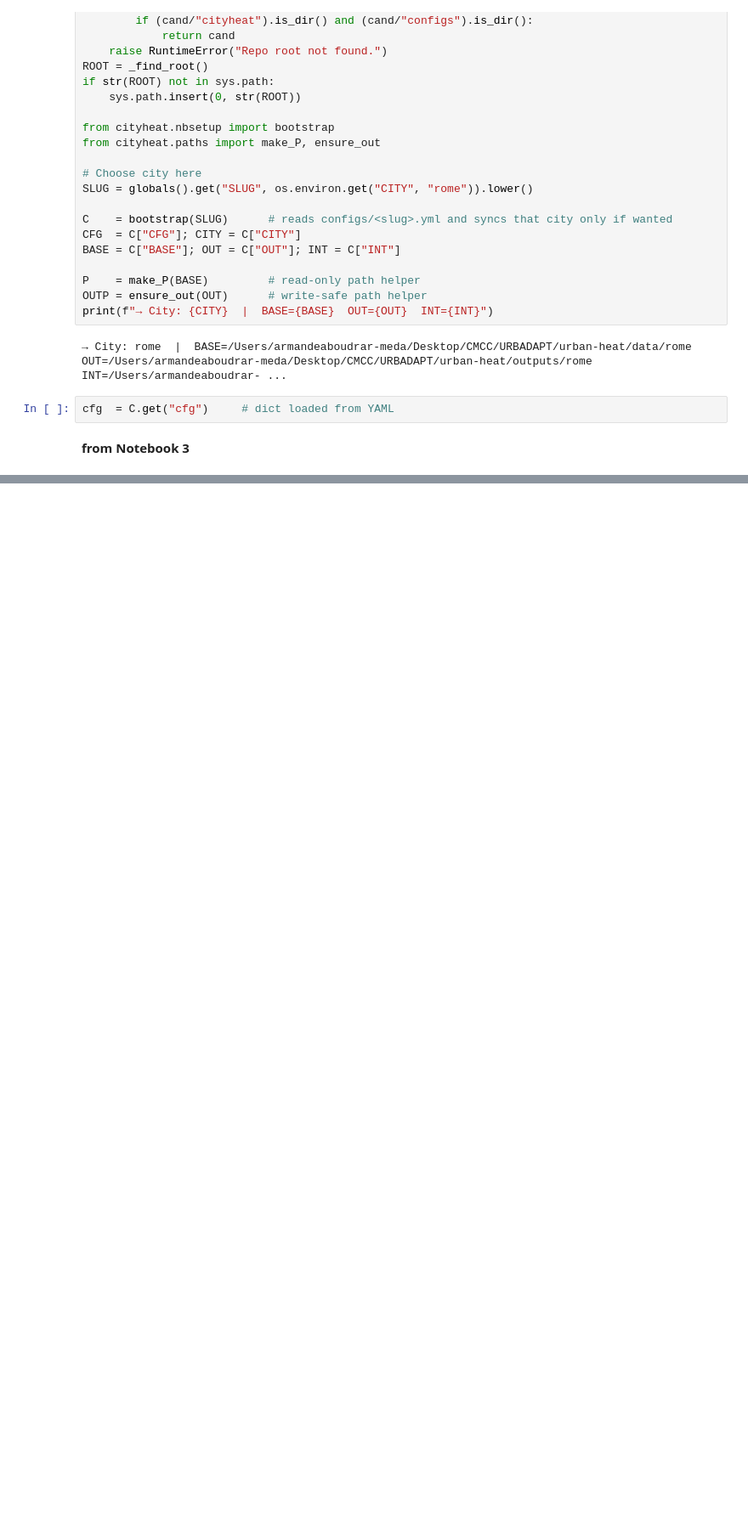
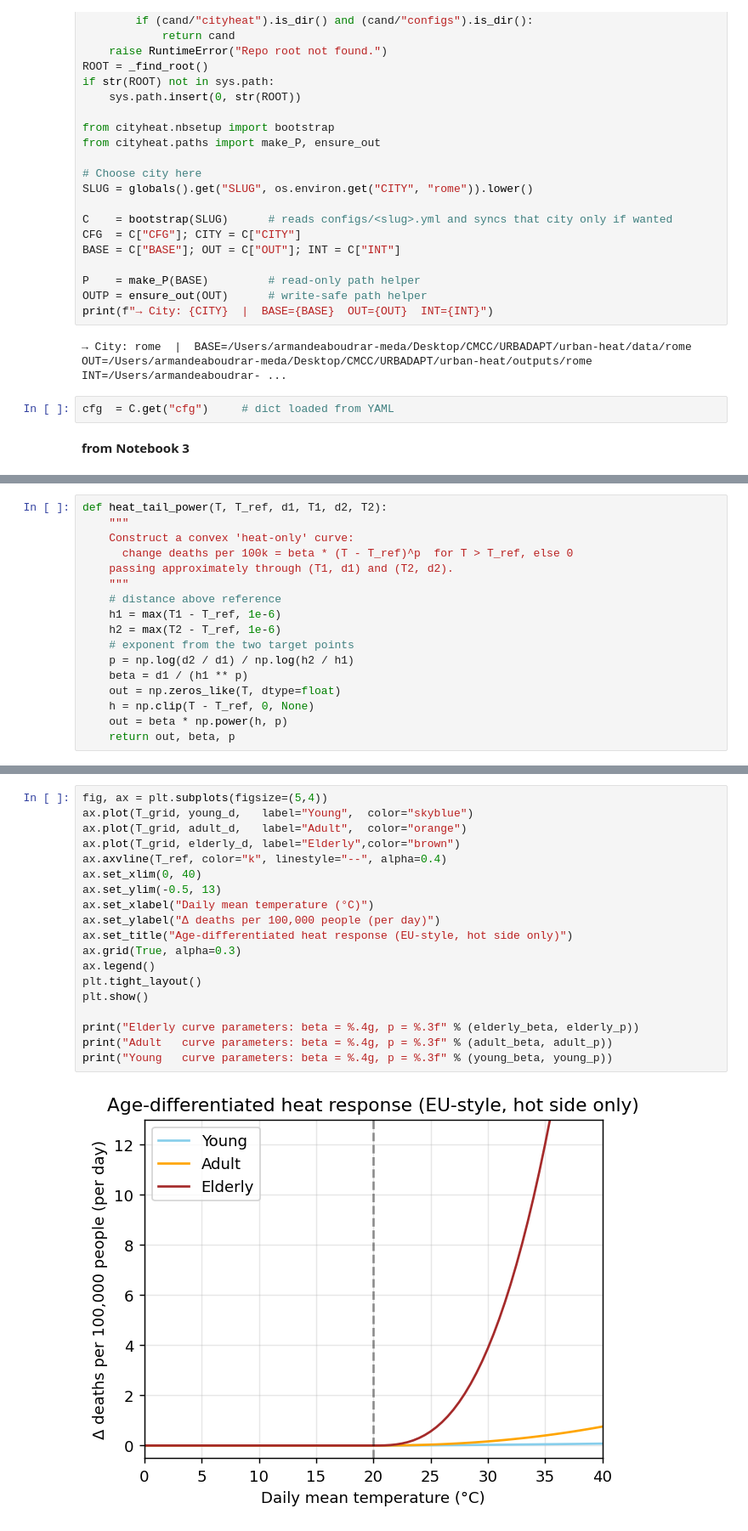
Before and after one commit to URBADAPT/URBADAPT-HEAT, a Jupyter notebook: urban-heat/notebooks/city_agnostic/sensitivity/Rome/04_impact_functions_drive_generic_sensitivity_rome.ipynb, the cells around one changed output, grey strips where cells are left out. Shown at 85% size. Saved outputs shown, nothing was run; the diff lists cells and outputs as text; blank space fills up the shorter version.

```diff
--- a/urban-heat/notebooks/city_agnostic/sensitivity/Rome/04_impact_functions_drive_generic_sensitivity_rome.ipynb
+++ b/urban-heat/notebooks/city_agnostic/sensitivity/Rome/04_impact_functions_drive_generic_sensitivity_rome.ipynb
@@ -320,0 +160,17 @@ Wrote /Users/armandeaboudrar-meda/Desktop/CMCC/URBADAPT/urban-heat/outputs/rome/
+# %%
+def heat_tail_power(T, T_ref, d1, T1, d2, T2):
+    """
+    Construct a convex 'heat-only' curve:
+      change deaths per 100k = beta * (T - T_ref)^p  for T > T_ref, else 0
+    passing approximately through (T1, d1) and (T2, d2).
+    """
+    # distance above reference
+    h1 = max(T1 - T_ref, 1e-6)
+    h2 = max(T2 - T_ref, 1e-6)
+    # exponent from the two target points
+    p = np.log(d2 / d1) / np.log(h2 / h1)
+    beta = d1 / (h1 ** p)
+    out = np.zeros_like(T, dtype=float)
+    h = np.clip(T - T_ref, 0, None)
+    out = beta * np.power(h, p)
+    return out, beta, p
@@ -320,0 +217,21 @@ Wrote /Users/armandeaboudrar-meda/Desktop/CMCC/URBADAPT/urban-heat/outputs/rome/
+# %%
+fig, ax = plt.subplots(figsize=(5,4))
+ax.plot(T_grid, young_d,   label="Young",  color="skyblue")
+ax.plot(T_grid, adult_d,   label="Adult",  color="orange")
+ax.plot(T_grid, elderly_d, label="Elderly",color="brown")
+ax.axvline(T_ref, color="k", linestyle="--", alpha=0.4)
+ax.set_xlim(0, 40)
+ax.set_ylim(-0.5, 13)
+ax.set_xlabel("Daily mean temperature (°C)")
+ax.set_ylabel("Δ deaths per 100,000 people (per day)")
+ax.set_title("Age-differentiated heat response (EU-style, hot side only)")
+ax.grid(True, alpha=0.3)
+ax.legend()
+plt.tight_layout()
+plt.show()
+
+print("Elderly curve parameters: beta = %.4g, p = %.3f" % (elderly_beta, elderly_p))
+print("Adult   curve parameters: beta = %.4g, p = %.3f" % (adult_beta, adult_p))
+print("Young   curve parameters: beta = %.4g, p = %.3f" % (young_beta, young_p))
+# %% [output]
+[figure, added]
```
Also changed, not shown: parts of 50 cells of this notebook, 3 other files.
